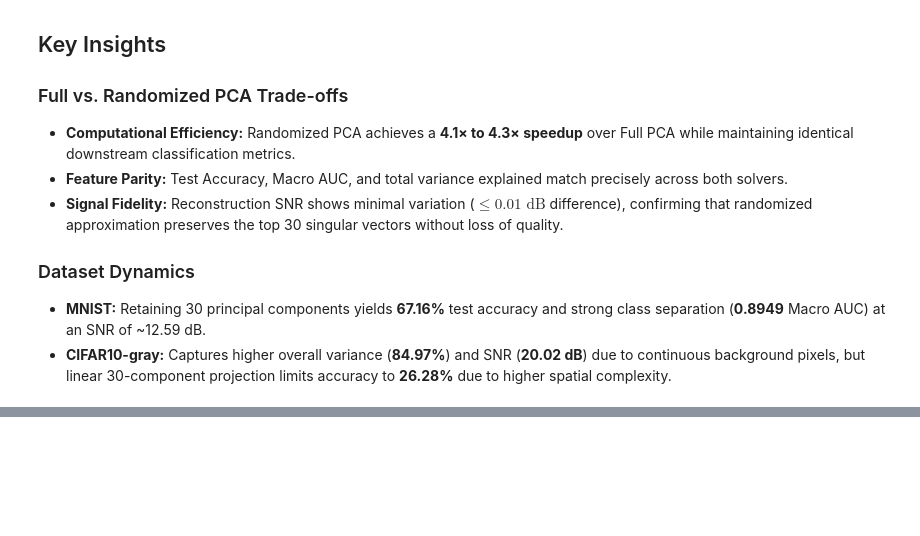
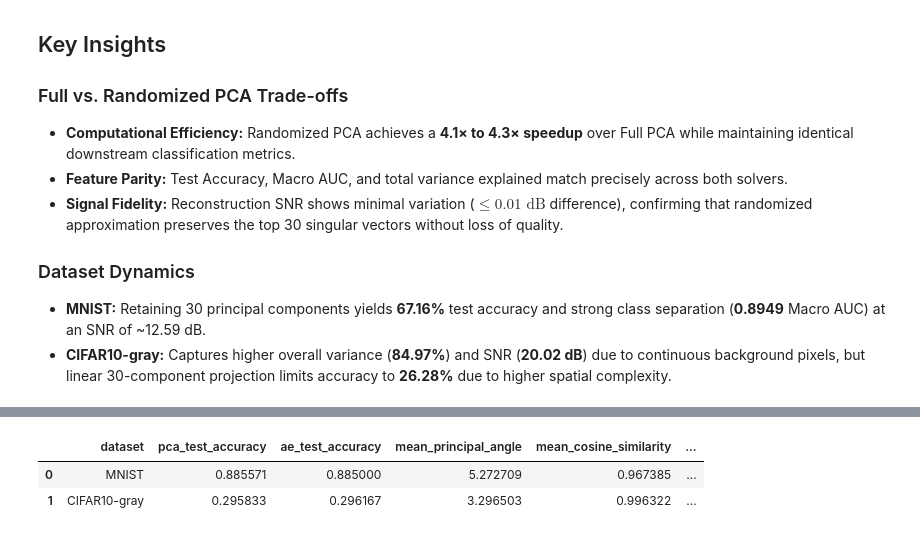
Before and after one commit to AMOLCAD/UDL_Assignment_group_24, a Jupyter notebook: Assignment1_UDL_Group24.ipynb, the cells around one changed output, grey strips where cells are left out. Saved outputs shown, nothing was run; the diff lists cells and outputs as text; code cells hidden in the pictures; blank space fills up the shorter version.

```diff
--- a/Assignment1_UDL_Group24.ipynb
+++ b/Assignment1_UDL_Group24.ipynb
@@ -407,0 +1383,28 @@ CIFAR10-gray randomized 0.2628   0.6852    20.02    0.727      0.8497
+# %%
+# TASK 2 FINAL SUMMARY
+
+
+import pandas as pd
+
+summary_df = pd.DataFrame(
+    task2_results
+)
+
+display(
+    summary_df[
+        [
+            "dataset",
+            "pca_test_accuracy",
+            "ae_test_accuracy",
+            "mean_principal_angle",
+            "mean_cosine_similarity",
+            "pca_explained_variance",
+            "ae_final_train_loss",
+            "ae_final_val_loss"
+        ]
+    ]
+)
+# %% [output]
+|  | dataset | pca_test_accuracy | ae_test_accuracy | mean_principal_angle | mean_cosine_similarity | ... |
+| 0 | MNIST | 0.885571 | 0.885000 | 5.272709 | 0.967385 | ... |
+| 1 | CIFAR10-gray | 0.295833 | 0.296167 | 3.296503 | 0.996322 | ... |
```
Also changed, not shown: parts of 8 cells of this notebook.
